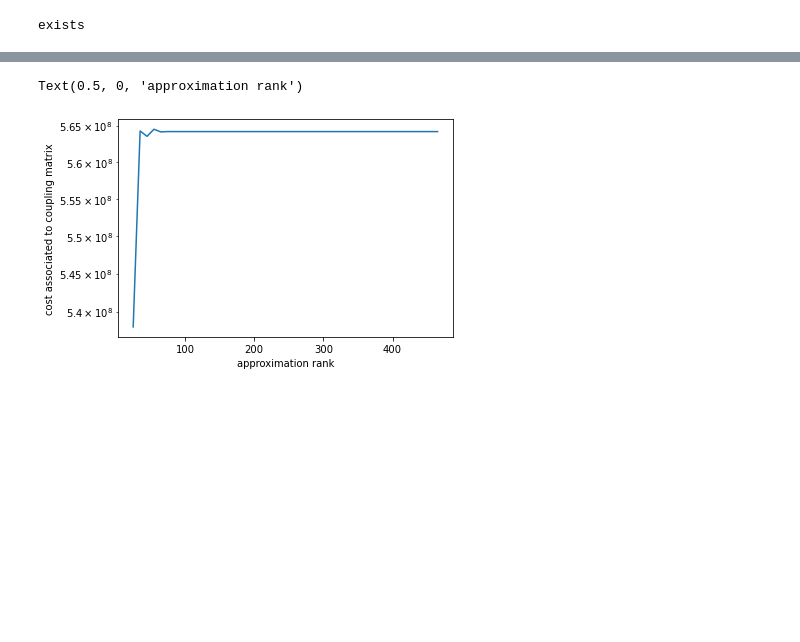
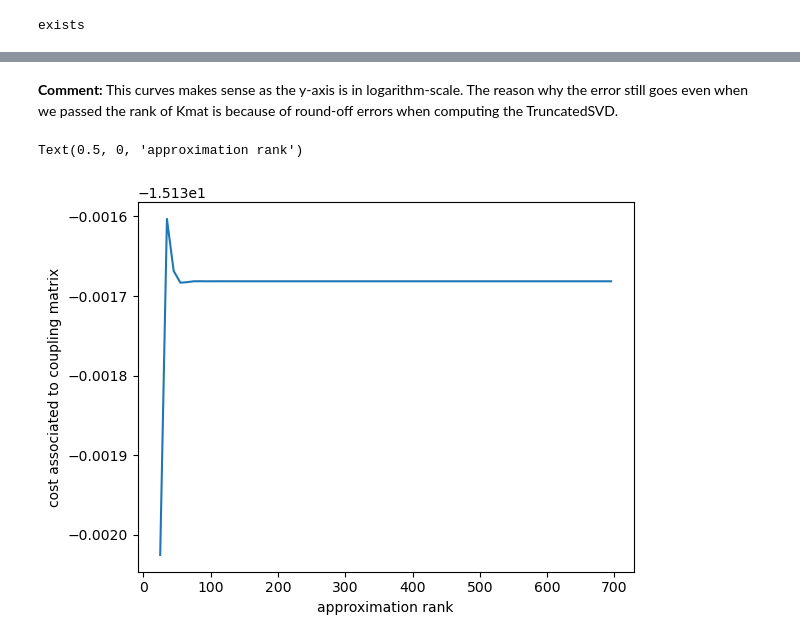
Before and after one commit to Benoit-Muller/Low_Rank_Approximation_Techniques_Project, a Jupyter notebook: main.ipynb, the cells around one changed output, grey strips where cells are left out. Cells and saved outputs as stored; diff of their text form; code cells hidden in the pictures; blank space fills up the shorter version.

```diff
--- a/main.ipynb
+++ b/main.ipynb
@@ -112,7 +109,7 @@ def running ():
     [u,v,W,err] = sinkhorn(K,Kt,p,q,delta,maxtime=60)
     P_full= u*Kmat*v.T
 
-    it=np.arange(25,rank_K_mat+70, 10) #adding 7 values above the rank of K_mat to study how things behave when,
+    it=np.arange(25,rank_K_mat+300, 10) #adding 7 values above the rank of K_mat to study how things behave when
     #we're using a rank approximation higher than the rank of Kmat
 
     for k in it:
@@ -165,11 +162,13 @@ Text(0.5, 0, 'approximation rank')
+# %% [markdown]
+**Comment:** This curves makes sense as the y-axis is in logarithm-scale. The reason why the error still goes even when we passed the rank of Kmat is because of round-off errors when computing the TruncatedSVD.
 # %%
 #how it impacts the cost
-plt.semilogy(it, list_W)
+plt.plot(it, list_W)
 plt.ylabel('cost associated to coupling matrix')
 plt.xlabel('approximation rank')
 # %% [output]
 Text(0.5, 0, 'approximation rank')
-[figure, old version]
+[figure, new version]
 # %%
 #ploting 10 images with different ranks
 # %%
```
Also changed, not shown: parts of 12 cells of this notebook, 3 other files.
